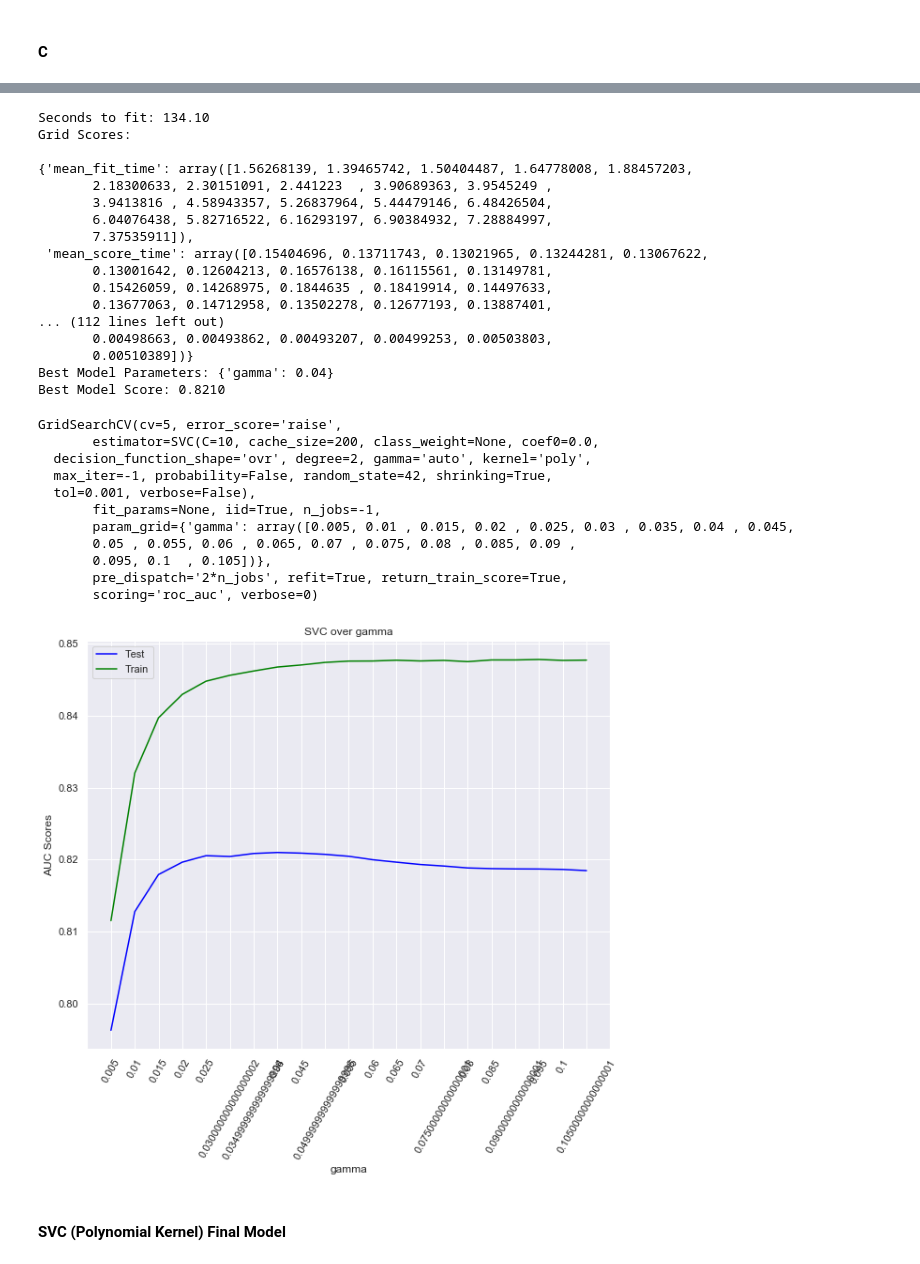
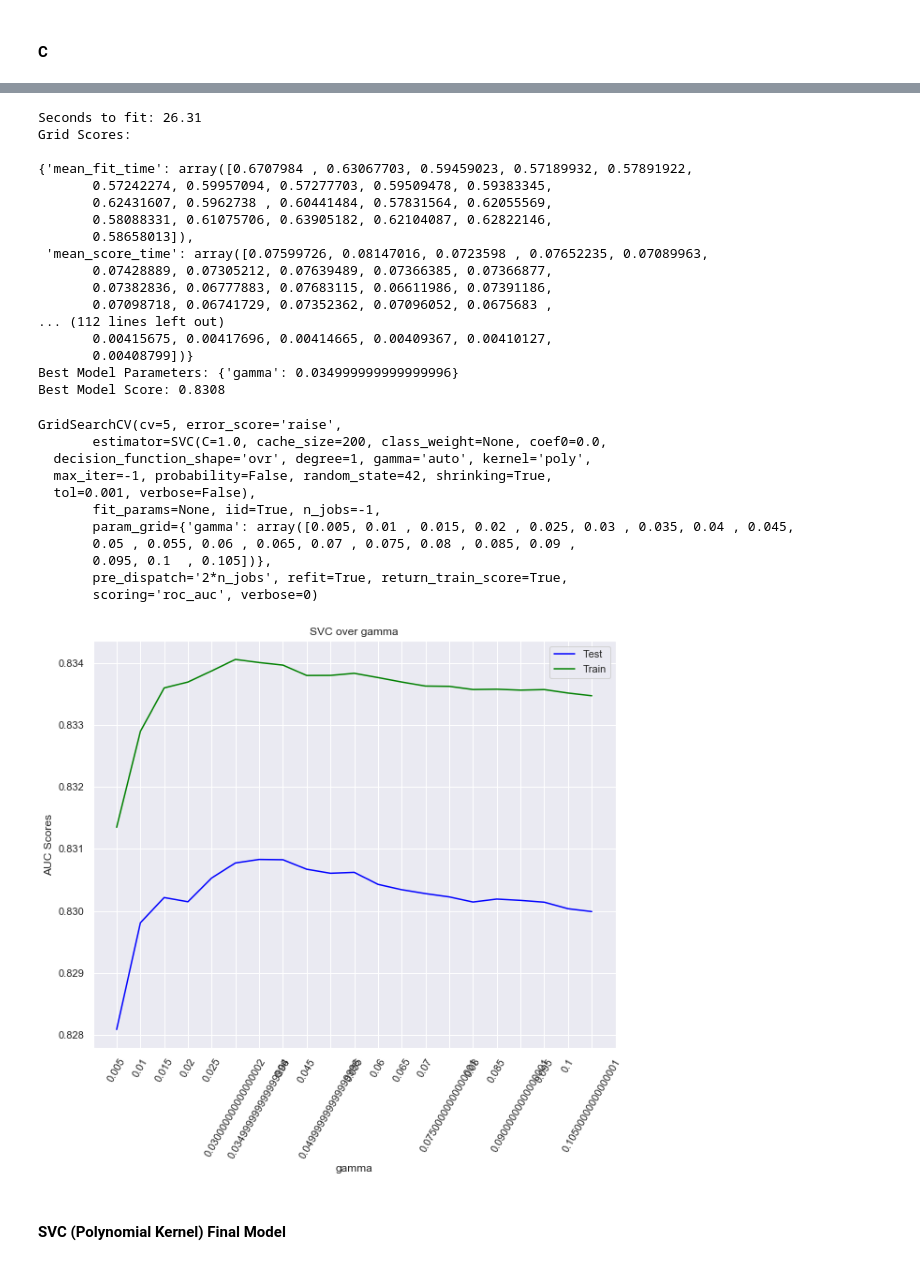
Before and after one commit to blairdev1023/telco_churn, a Jupyter notebook: src/Modeling_Vanilla.ipynb, the cells around one changed output, grey strips where cells are left out. Drawn from its saved outputs; the diff is of its cells as text; code cells hidden in the pictures.

```diff
--- a/src/Modeling_Vanilla.ipynb
+++ b/src/Modeling_Vanilla.ipynb
@@ -29,13 +45,16 @@ pp = PrettyPrinter()
 df = pd.read_csv('../data/telco_churn_numeric.csv')
 # %%
 # Seperate Train and Test
-target = df['Churn']
+full_target = df['Churn']
 train_cols = [col for col in df.columns[1:] if col != 'Churn']
-train = df[train_cols]
+full_train = df[train_cols]
 
 # Standardize
 scaler = StandardScaler()
-train = pd.DataFrame(scaler.fit_transform(train), columns=train.columns)
+full_train = pd.DataFrame(scaler.fit_transform(full_train), columns=full_train.columns)
+
+# Train Test Split
+train_x, test_x, train_y, test_y = train_test_split(full_train, full_target, random_state=42)
 # %%
 def grid_classifier(model, train, target, parameters={}, cv=5, timed=True, feat_imp=False):
     '''
@@ -450,44 +568,43 @@ Sticking with default value of 1/n_feature (1/24 ~ 0.4, which was the gridsearch
 # %%
 model = SVC(
     random_state=42,
     kernel='poly',
-    degree=2,
-    C=10
+    degree=1,
 )
 
 parameters = {'gamma': np.arange(0.005, 0.11, 0.005)}
 
-grid_classifier(model, train, target, parameters)
+grid_classifier(model, train_x, train_y, parameters)
 # %% [output]
-Seconds to fit: 134.10
+Seconds to fit: 26.31
 Grid Scores:
 
-{'mean_fit_time': array([1.56268139, 1.39465742, 1.50404487, 1.64778008, 1.88457203,
-       2.18300633, 2.30151091, 2.441223  , 3.90689363, 3.9545249 ,
-       3.9413816 , 4.58943357, 5.26837964, 5.44479146, 6.48426504,
-       6.04076438, 5.82716522, 6.16293197, 6.90384932, 7.28884997,
-       7.37535911]),
- 'mean_score_time': array([0.15404696, 0.13711743, 0.13021965, 0.13244281, 0.13067622,
-       0.13001642, 0.12604213, 0.16576138, 0.16115561, 0.13149781,
-       0.15426059, 0.14268975, 0.1844635 , 0.18419914, 0.14497633,
-       0.13677063, 0.14712958, 0.13502278, 0.12677193, 0.13887401,
+{'mean_fit_time': array([0.6707984 , 0.63067703, 0.59459023, 0.57189932, 0.57891922,
+       0.57242274, 0.59957094, 0.57277703, 0.59509478, 0.59383345,
+       0.62431607, 0.5962738 , 0.60441484, 0.57831564, 0.62055569,
+       0.58088331, 0.61075706, 0.63905182, 0.62104087, 0.62822146,
+       0.58658013]),
+ 'mean_score_time': array([0.07599726, 0.08147016, 0.0723598 , 0.07652235, 0.07089963,
+       0.07428889, 0.07305212, 0.07639489, 0.07366385, 0.07366877,
+       0.07382836, 0.06777883, 0.07683115, 0.06611986, 0.07391186,
+       0.07098718, 0.06741729, 0.07352362, 0.07096052, 0.0675683 ,
 ... (112 lines left out)
-       0.00498663, 0.00493862, 0.00493207, 0.00499253, 0.00503803,
-       0.00510389])}
-Best Model Parameters: {'gamma': 0.04}
-Best Model Score: 0.8210
+       0.00415675, 0.00417696, 0.00414665, 0.00409367, 0.00410127,
+       0.00408799])}
+Best Model Parameters: {'gamma': 0.034999999999999996}
+Best Model Score: 0.8308
 GridSearchCV(cv=5, error_score='raise',
-       estimator=SVC(C=10, cache_size=200, class_weight=None, coef0=0.0,
-  decision_function_shape='ovr', degree=2, gamma='auto', kernel='poly',
+       estimator=SVC(C=1.0, cache_size=200, class_weight=None, coef0=0.0,
+  decision_function_shape='ovr', degree=1, gamma='auto', kernel='poly',
   max_iter=-1, probability=False, random_state=42, shrinking=True,
   tol=0.001, verbose=False),
        fit_params=None, iid=True, n_jobs=-1,
        param_grid={'gamma': array([0.005, 0.01 , 0.015, 0.02 , 0.025, 0.03 , 0.035, 0.04 , 0.045,
        0.05 , 0.055, 0.06 , 0.065, 0.07 , 0.075, 0.08 , 0.085, 0.09 ,
        0.095, 0.1  , 0.105])},
        pre_dispatch='2*n_jobs', refit=True, return_train_score=True,
        scoring='roc_auc', verbose=0)
-[figure, old version]
+[figure, new version]
 # %% [markdown]
 #### SVC (Polynomial Kernel) Final Model
 # %%
```
Also changed, not shown: parts of 32 cells of this notebook.
